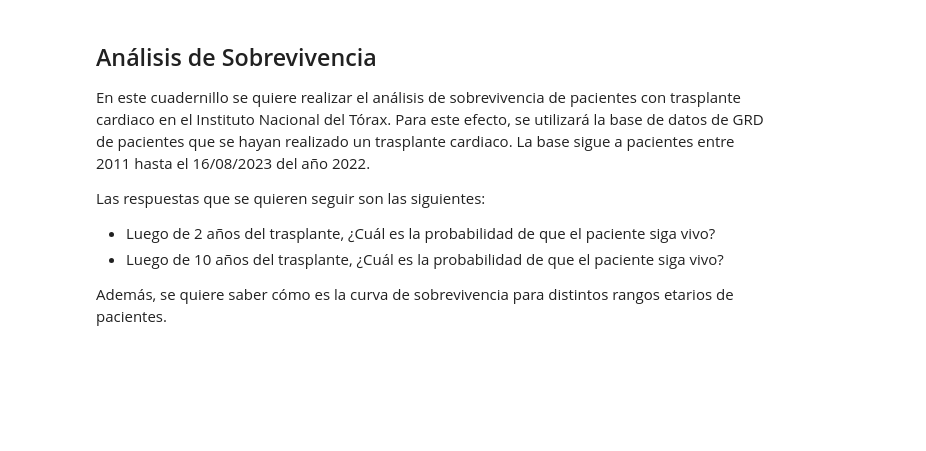
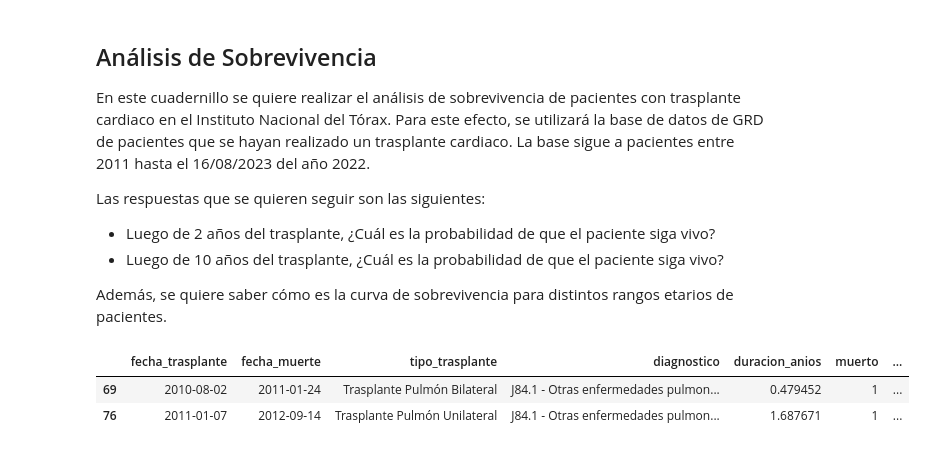
Before and after one commit to JavierRojas14/cardiac-transplant-int, a Jupyter notebook: notebooks/1.0-jrb-survival-analysis.ipynb, the cells around one changed output. Cells and saved outputs as stored; diff of their text form; code cells hidden in the pictures; blank space fills up the shorter version.

Commit message:
Lee nueva base de trasplantes

```diff
--- a/notebooks/1.0-jrb-survival-analysis.ipynb
+++ b/notebooks/1.0-jrb-survival-analysis.ipynb
@@ -65,6 +64,36 @@ Las respuestas que se quieren seguir son las siguientes:
 
 Además, se quiere saber cómo es la curva de sobrevivencia para distintos rangos etarios de
 pacientes.
+# %%
+# Lee y genera columnas indicadoras
+df_2 = pd.read_excel(
+    "../data/raw/Trasplantes 2011-2024 240625 Javier.xlsx", sheet_name="Tabla_Tabla2"
+).sort_values(by="FECHA TRASPLANTE")
+df_2["duracion_anios"] = (df_2["DEF2023.FECHA_DEF"] - df_2["FECHA TRASPLANTE"]).dt.days / 365
+df_2["muerto"] = df_2["FALLECIDO_NN"].replace({"Si": 1, "No": 0})
+df_2["anio_intervencion"] = df_2["año intervencion"].astype(str)
+# %%
+RENAME_COLUMNAS = {
+    "FECHA TRASPLANTE": "fecha_trasplante",
+    "DEF2023.FECHA_DEF": "fecha_muerte",
+    "Proced 01 Principal (cod+des)": "tipo_trasplante",
+    "Diag 01 Principal (cod+des)": "diagnostico",
+    "duracion_anios": "duracion_anios",
+    "muerto": "muerto",
+    "anio_intervencion": "anio_intervencion"
+}
+# %%
+df_sobrevivencia = df_2[RENAME_COLUMNAS.keys()]
+df_sobrevivencia = df_sobrevivencia.rename(columns=RENAME_COLUMNAS)
+df_sobrevivencia["tipo_trasplante"] = df_sobrevivencia["tipo_trasplante"].replace(
+    REEMPLAZO_NOMBRE_TRASPLANTES
+)
+
+display(df_sobrevivencia.head(2))
+# %% [output]
+|  | fecha_trasplante | fecha_muerte | tipo_trasplante | diagnostico | duracion_anios | muerto | ... |
+| 69 | 2010-08-02 | 2011-01-24 | Trasplante Pulmón Bilateral | J84.1 - Otras enfermedades pulmon... | 0.479452 | 1 | ... |
+| 76 | 2011-01-07 | 2012-09-14 | Trasplante Pulmón Unilateral | J84.1 - Otras enfermedades pulmon... | 1.687671 | 1 | ... |
 # %%
 df = pd.read_excel("../data/raw/Trasplantes 2011-2022 16082023.xlsx", sheet_name="bdgrd")
 # %%
```
Also changed, not shown: parts of 3 cells of this notebook.
